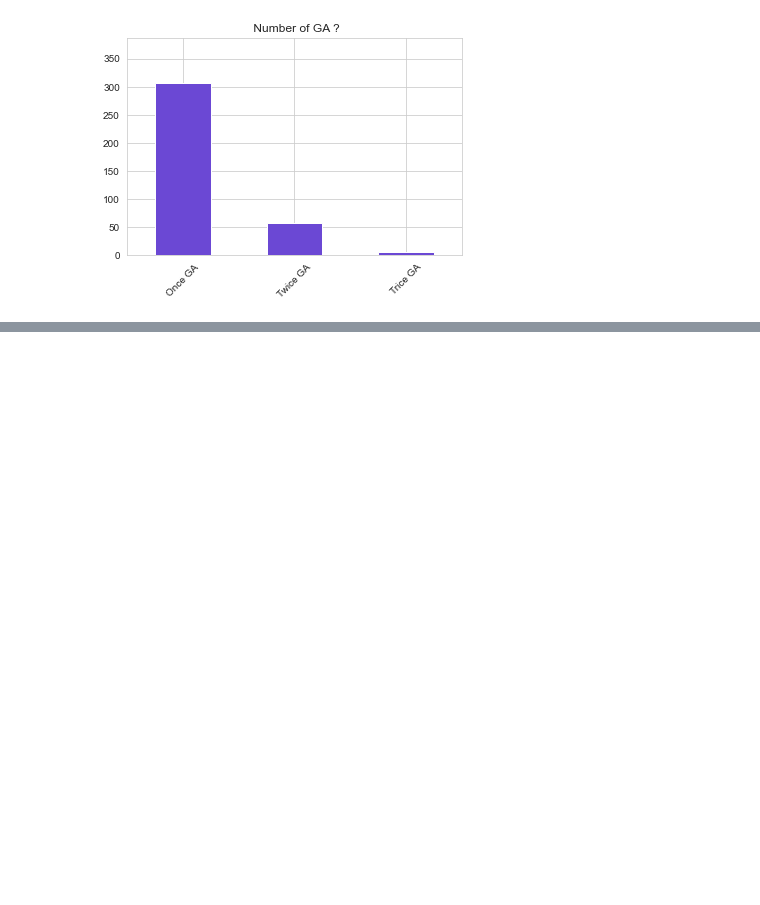
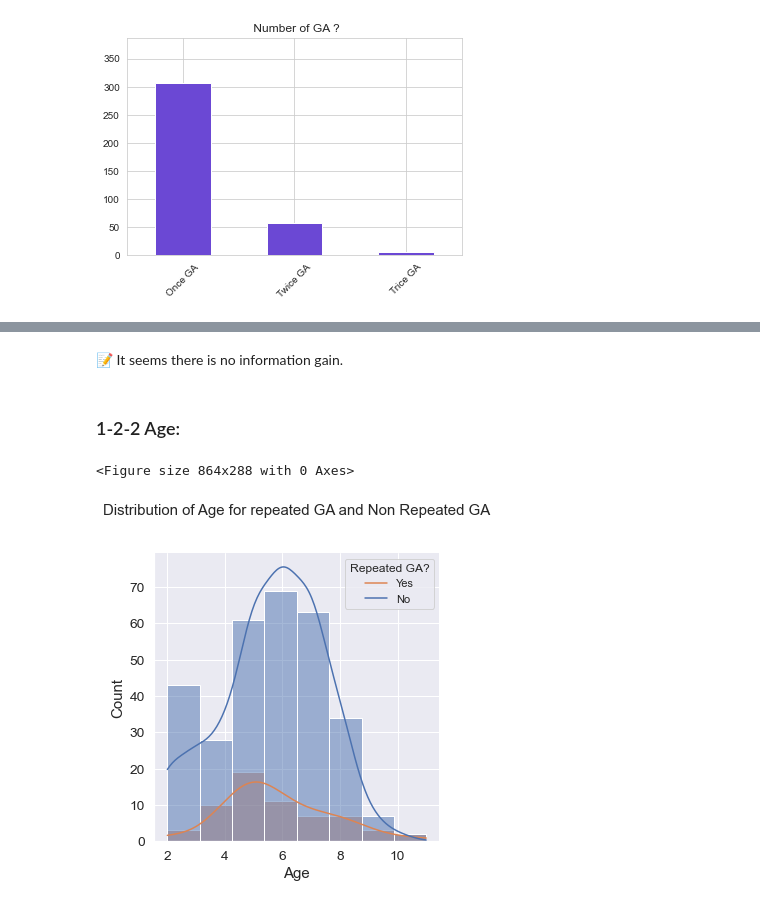
Before and after one commit to Kevinmcsd/Repeated-GA, a Jupyter notebook: Note Book.ipynb, the cells around one changed output, grey strips where cells are left out. Drawn from its saved outputs; the diff is of its cells as text; code cells hidden in the pictures; blank space fills up the shorter version.

```diff
--- a/Note Book.ipynb
+++ b/Note Book.ipynb
@@ -360,0 +394,18 @@ plt.show()
+# %% [markdown]
+📝 It seems there is no information gain.
+# %% [markdown]
+<h3>1-2-2 Age: </h3>
+# %%
+sns.set_style('whitegrid')
+plt.figure(figsize = (12,4))
+sns.set(font_scale=1.25)
+g=sns.displot(data= combined_df,x="age",hue="Repeated GA", bins = 8,  kde=True, color = my_colors,legend=False)
+g.set(xlabel = 'Age', ylabel = 'Count',title="Distribution of Age for repeated GA and Non Repeated GA\n\n")
+sns.set(font_scale=1)
+
+plt.legend( ['Yes', 'No'],title="Repeated GA?")
+
+plt.show()
+# %% [output]
+<Figure size 864x288 with 0 Axes>
+[figure, added]
```
Also changed, not shown: parts of 30 cells of this notebook.
